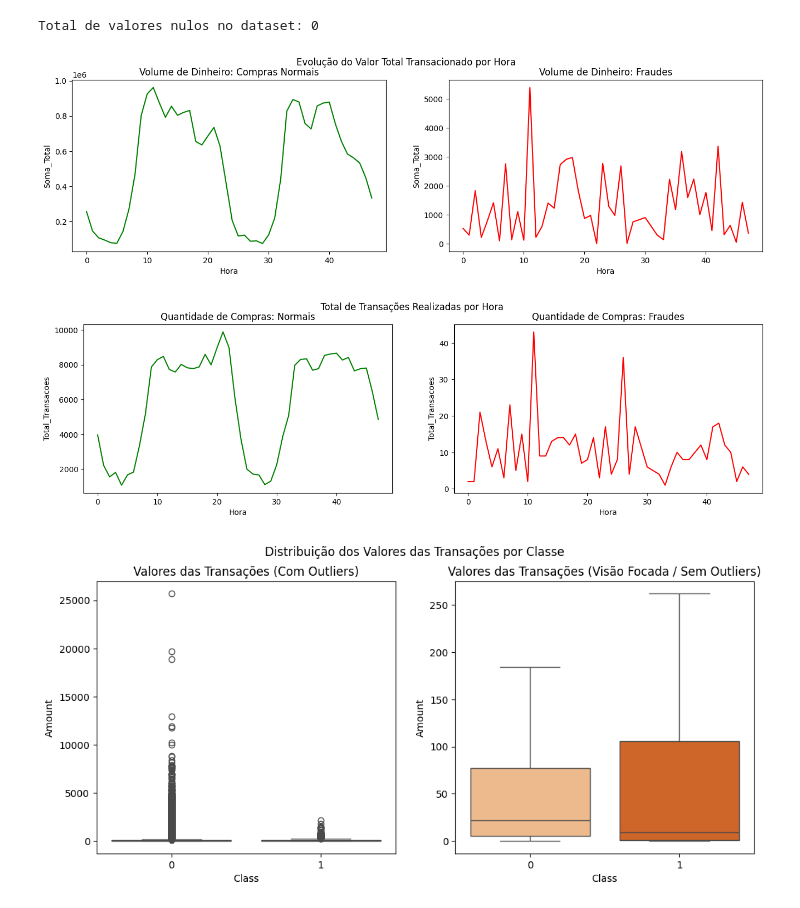
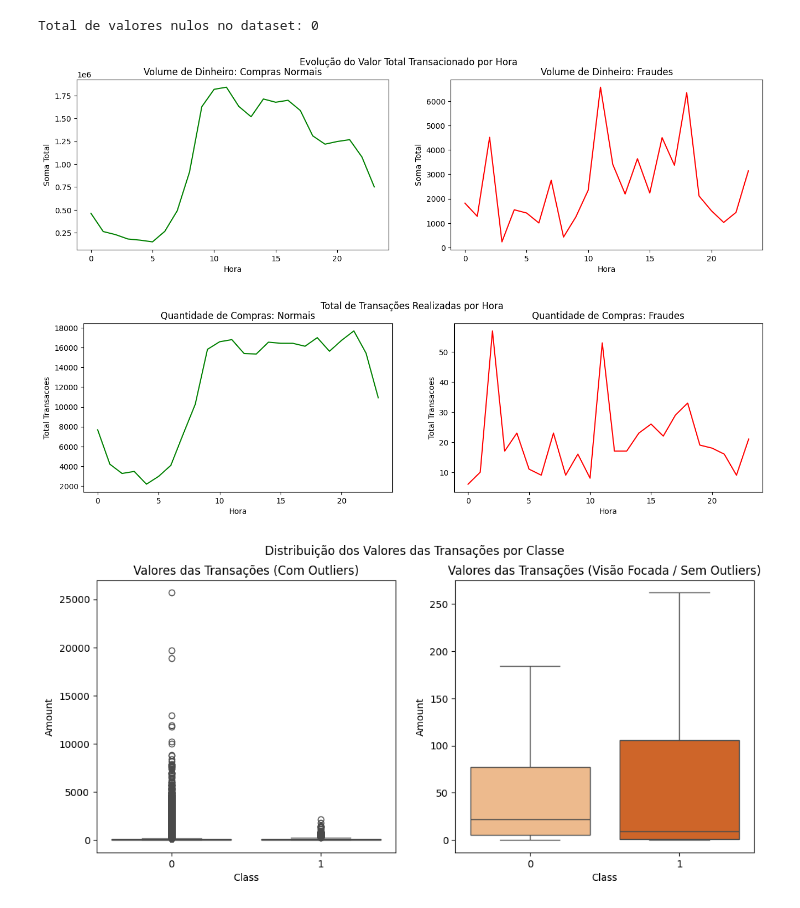
Before and after one commit to mmello7/machine_learning, a Jupyter notebook: notebook/deteccao.ipynb, the cells around one changed output. Saved outputs shown, nothing was run; the diff lists cells and outputs as text; code cells hidden in the pictures.

```diff
--- a/notebook/deteccao.ipynb
+++ b/notebook/deteccao.ipynb
@@ -56,5 +45,5 @@ fig_densidade.show()
 # %%
-df['Hora'] = df['Time'].apply(lambda x: np.floor(x / 3600))
+df['Hora'] = df['Time'].apply(lambda x: np.floor(x / 3600) %24)
 
 dataf = df.groupby(['Hora', 'Class'])['Amount'].aggregate(['sum', 'count', 'mean']).reset_index()
-dataf.columns = ['Hora', 'Classe', 'Soma_Total', 'Total_Transacoes', 'Media_Valor']
+dataf.columns = ['Hora', 'Classe', 'Soma Total', 'Total Transacoes', 'Media Valor']
@@ -61,23 +61,23 @@ dataf.columns = ['Hora', 'Classe', 'Soma_Total', 'Total_Transacoes', 'Media_Valo
 # %%
 fig, (ax1, ax2) = plt.subplots(ncols=2, figsize=(16,4))
-sns.lineplot(ax=ax1, x="Hora", y="Soma_Total", data=dataf.loc[dataf.Classe==0], color="green")
+sns.lineplot(ax=ax1, x="Hora", y="Soma Total", data=dataf.loc[dataf.Classe==0], color="green")
 ax1.set_title("Volume de Dinheiro: Compras Normais")
-sns.lineplot(ax=ax2, x="Hora", y="Soma_Total", data=dataf.loc[dataf.Classe==1], color="red")
+sns.lineplot(ax=ax2, x="Hora", y="Soma Total", data=dataf.loc[dataf.Classe==1], color="red")
 ax2.set_title("Volume de Dinheiro: Fraudes")
 plt.suptitle("Evolução do Valor Total Transacionado por Hora")
 plt.show()
 # %% [output]
-[figure, old version]
+[figure, new version]
 # %%
 fig, (ax1, ax2) = plt.subplots(ncols=2, figsize=(16,4))
-sns.lineplot(ax=ax1, x="Hora", y="Total_Transacoes", data=dataf.loc[dataf.Classe==0], color="green")
+sns.lineplot(ax=ax1, x="Hora", y="Total Transacoes", data=dataf.loc[dataf.Classe==0], color="green")
 ax1.set_title("Quantidade de Compras: Normais")
-sns.lineplot(ax=ax2, x="Hora", y="Total_Transacoes", data=dataf.loc[dataf.Classe==1], color="red")
+sns.lineplot(ax=ax2, x="Hora", y="Total Transacoes", data=dataf.loc[dataf.Classe==1], color="red")
 ax2.set_title("Quantidade de Compras: Fraudes")
 plt.suptitle("Total de Transações Realizadas por Hora")
 plt.show()
 # %% [output]
-[figure, old version]
+[figure, new version]
 # %%
 fig, (ax1, ax2) = plt.subplots(ncols=2, figsize=(12,5))
 sns.boxplot(ax=ax1, x="Class", y="Amount", hue="Class", data=df, palette="Oranges", legend=False, showfliers=True)
```
Also changed, not shown: parts of 4 cells of this notebook.
